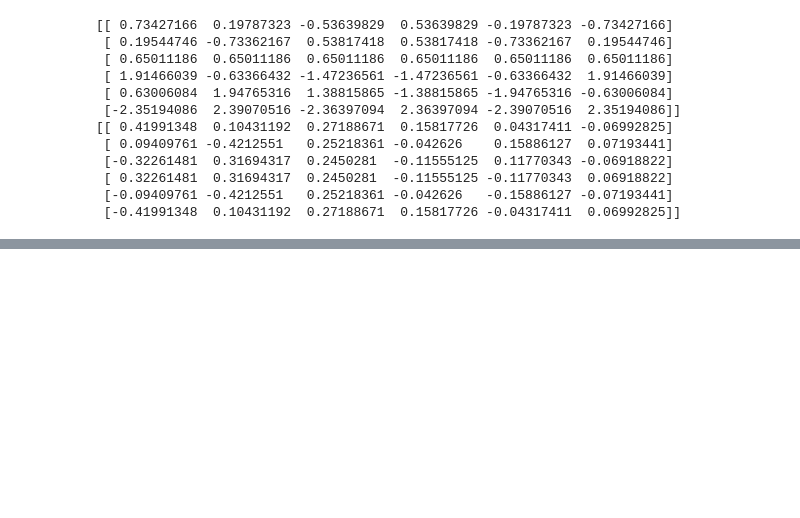
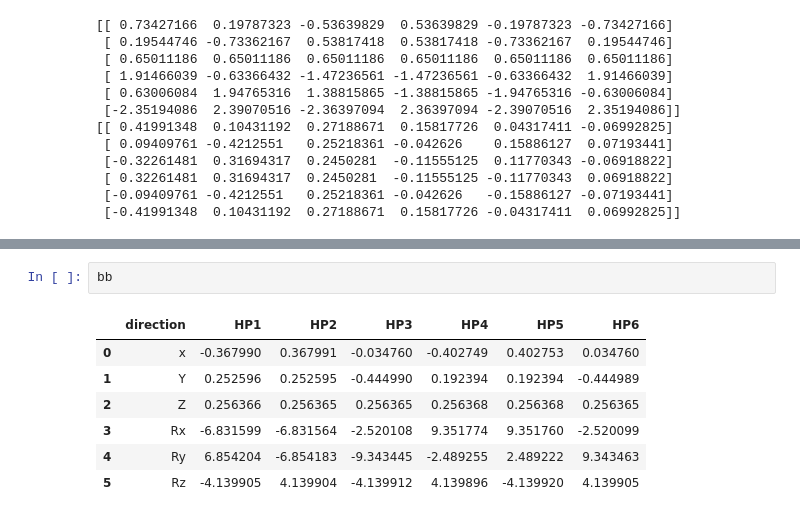
Before and after one commit to bxin/M1M3_ML, a Jupyter notebook: M_HP.ipynb, the cells around one changed output, grey strips where cells are left out. Drawn from its saved outputs; the diff is of its cells as text; blank space fills up the shorter version.

```diff
--- a/M_HP.ipynb
+++ b/M_HP.ipynb
@@ -147,0 +197,10 @@ plt.colorbar()
+# %%
+bb
+# %% [output]
+|  | direction | HP1 | HP2 | HP3 | HP4 | HP5 | HP6 |
+| 0 | x | -0.367990 | 0.367991 | -0.034760 | -0.402749 | 0.402753 | 0.034760 |
+| 1 | Y | 0.252596 | 0.252595 | -0.444990 | 0.192394 | 0.192394 | -0.444989 |
+| 2 | Z | 0.256366 | 0.256365 | 0.256365 | 0.256368 | 0.256368 | 0.256365 |
+| 3 | Rx | -6.831599 | -6.831564 | -2.520108 | 9.351774 | 9.351760 | -2.520099 |
+| 4 | Ry | 6.854204 | -6.854183 | -9.343445 | -2.489255 | 2.489222 | 9.343463 |
+| 5 | Rz | -4.139905 | 4.139904 | -4.139912 | 4.139896 | -4.139920 | 4.139905 |
```
Also changed, not shown: parts of 14 cells of this notebook.
